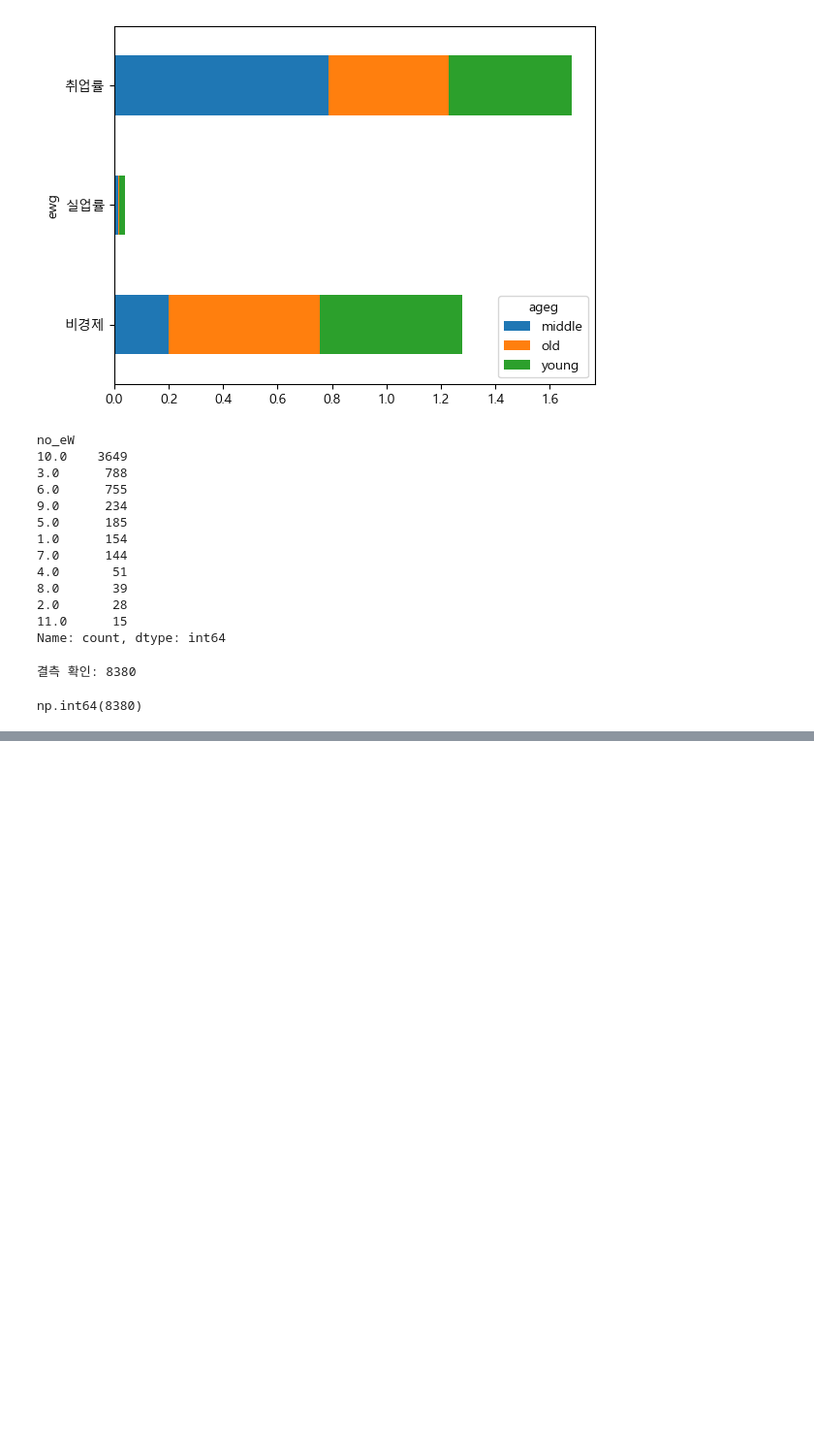
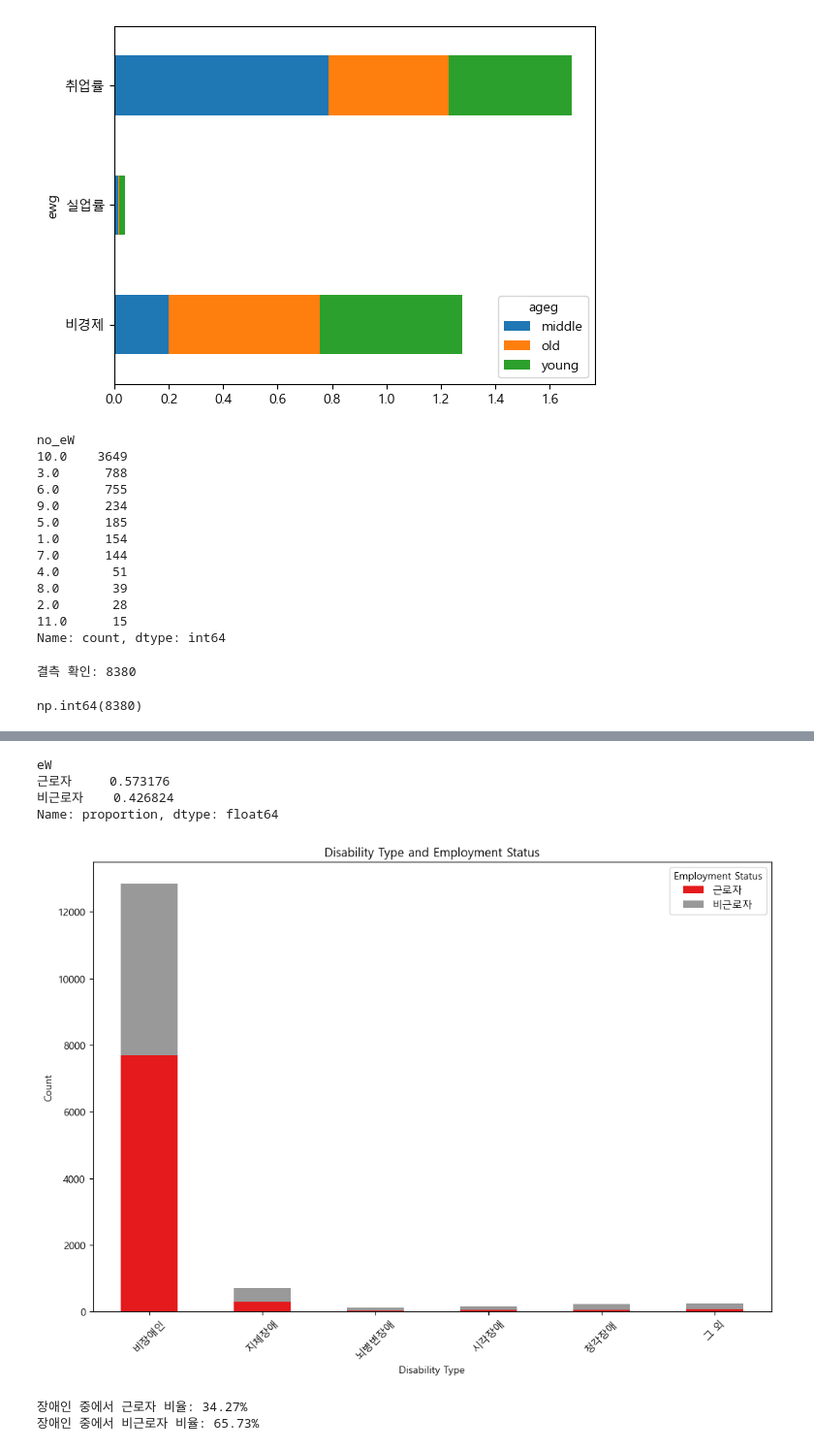
Before and after one commit to bin428/korlife, a Jupyter notebook: 한국인의 삶.ipynb, the cells around one changed output, grey strips where cells are left out. Shown at 97% size. Drawn from its saved outputs; the diff is of its cells as text; code cells hidden in the pictures; blank space fills up the shorter version.

```diff
--- a/한국인의 삶.ipynb
+++ b/한국인의 삶.ipynb
@@ -271,0 +482,63 @@ np.int64(8380)
+# %%
+welfare['eW'] = np.where((welfare['eW'] == 8) | (welfare['eW'] == 9), '비근로자', '근로자')
+# %%
+welfare['eW'].value_counts('1')
+# %% [output]
+eW
+근로자     0.573176
+비근로자    0.426824
+Name: proportion, dtype: float64
+# %%
+# 장애 종류의 순서를 지정하여 데이터 정렬
+order = ['비장애인', '지체장애', '뇌병변장애', '시각장애', '청각장애', '그 외']
+welfare['disabled'] = pd.Categorical(welfare['disabled'], categories=order, ordered=True)
+
+# 데이터 그룹화 및 집계
+grouped_data = welfare.groupby(['disabled', 'eW']).size().unstack().reindex(columns=['근로자', '비근로자'], fill_value=0)
+
+# 막대 그래프 생성
+plt.figure(figsize=(12, 8))
+ax = grouped_data.plot(kind='bar', stacked=True, colormap='Set1', ax=plt.gca())
+
+# 제목 및 축 레이블 설정
+plt.title('Disability Type and Employment Status')
+plt.xlabel('Disability Type')
+plt.ylabel('Count')
+
+# x축 레이블 설정
+plt.xticks(ticks=range(len(grouped_data.index)), labels=grouped_data.index, rotation=45)
+
+# 범례 설정
+plt.legend(title='Employment Status')
+
+# 그래프 표시
+plt.show()
+# %% [output]
+[figure, added]
+# %%
+
+# 장애 종류의 순서를 지정하여 데이터 정렬
+order = ['비장애인', '지체장애', '뇌병변장애', '시각장애', '청각장애', '그 외']
+welfare['disabled'] = pd.Categorical(welfare['disabled'], categories=order, ordered=True)
+
+# 데이터 그룹화 및 집계
+grouped_data = welfare.groupby(['disabled', 'eW']).size().unstack().reindex(columns=['근로자', '비근로자'], fill_value=0)
+
+# 비장애인 제외
+filtered_data = grouped_data.drop(index='비장애인')
+
+# 비장애인을 제외한 나머지 범주의 총 수
+total_counts_excluding_non_disabled = filtered_data.sum().sum()
+
+# 비장애인을 제외한 나머지 범주에서 근로자의 총 수
+total_employed_excluding_non_disabled = filtered_data['근로자'].sum()
+
+# 비율 계산
+employment_percentage = (total_employed_excluding_non_disabled / total_counts_excluding_non_disabled) * 100
+
+# 결과 출력
+print(f'장애인 중에서 근로자 비율: {employment_percentage:.2f}%')
+print(f'장애인 중에서 비근로자 비율: {100-employment_percentage:.2f}%')
+# %% [output]
+장애인 중에서 근로자 비율: 34.27%
+장애인 중에서 비근로자 비율: 65.73%
```
Also changed, not shown: parts of 33 cells of this notebook.
